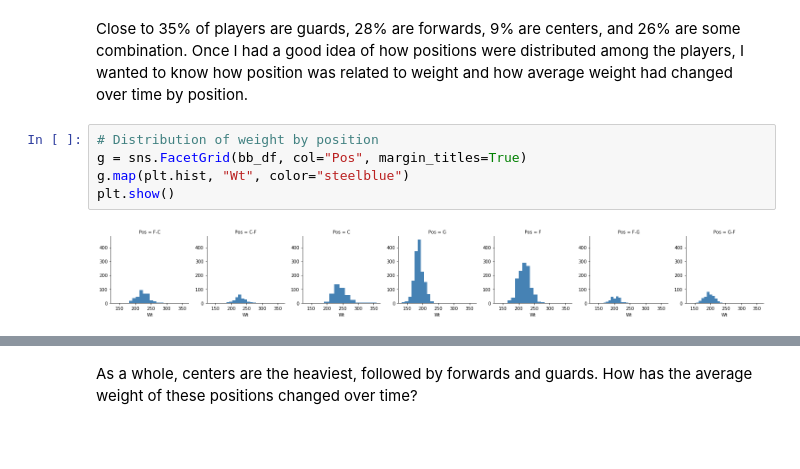
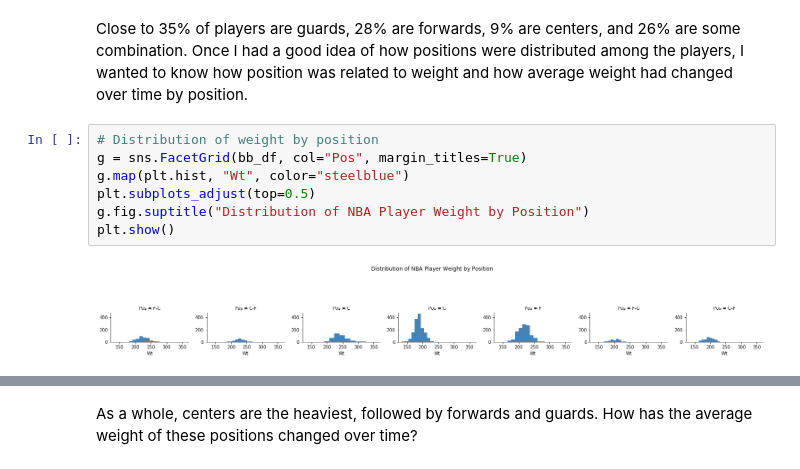
Before and after one commit to erikgregorywebb/machine-learning, a Jupyter notebook: Homework-1.ipynb, the cells around one changed output, grey strips where cells are left out. Drawn from its saved outputs; the diff is of its cells as text; blank space fills up the shorter version.

```diff
--- a/Homework-1.ipynb
+++ b/Homework-1.ipynb
@@ -548,10 +561,12 @@ Close to 35% of players are guards, 28% are forwards, 9% are centers, and 26% ar
 # %%
 # Distribution of weight by position
 g = sns.FacetGrid(bb_df, col="Pos", margin_titles=True)
 g.map(plt.hist, "Wt", color="steelblue")
+plt.subplots_adjust(top=0.5)
+g.fig.suptitle("Distribution of NBA Player Weight by Position")
 plt.show()
 # %% [output]
-[figure, old version]
+[figure, new version]
 # %%
 # Average weight by position, from heaviest to lighest
 pd.pivot_table(bb_df, values = ["Wt"], index = ['Pos'], aggfunc = np.mean).sort_values(by = ['Wt'], ascending = False)
```
Also changed, not shown: parts of 20 cells of this notebook.
